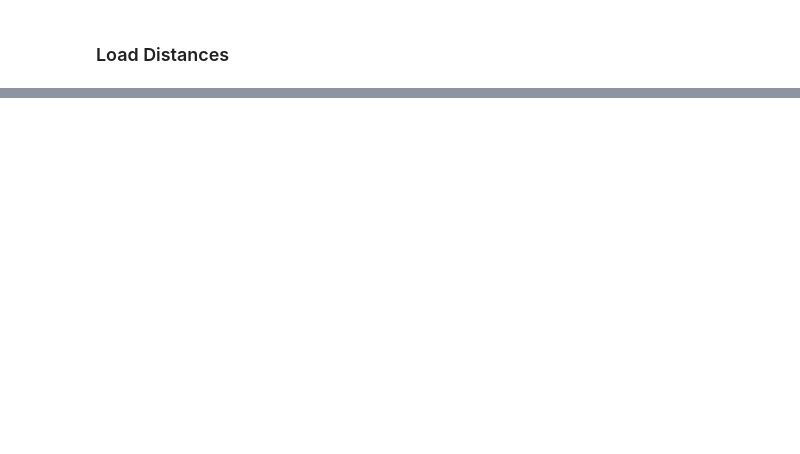
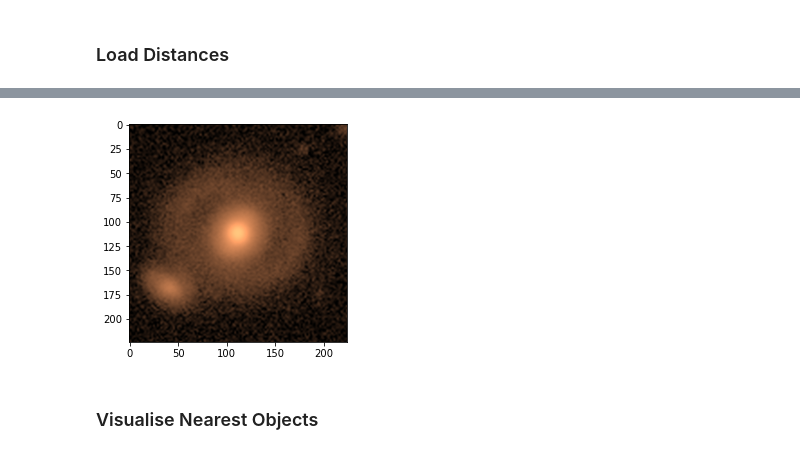
Before and after one commit to Harry45/MTL, a Jupyter notebook: decals.ipynb, the cells around one changed output, grey strips where cells are left out. Drawn from its saved outputs; the diff is of its cells as text; code cells hidden in the pictures; blank space fills up the shorter version.

```diff
--- a/decals.ipynb
+++ b/decals.ipynb
@@ -1358,0 +1359,9 @@ plt.show()
+# %%
+# we are choosing one particular object
+reference_id = 2611
+data = test_loader.dataset[reference_id]
+# %%
+plt.imshow(data[0].permute(1, 2, 0), cmap=plt.get_cmap(name))
+plt.show()
+# %% [output]
+[figure, added]
@@ -1358,0 +1389,2 @@ plt.show()
+# %% [markdown]
+### Visualise Nearest Objects
```
Also changed, not shown: parts of 35 cells of this notebook, 3 other files.
